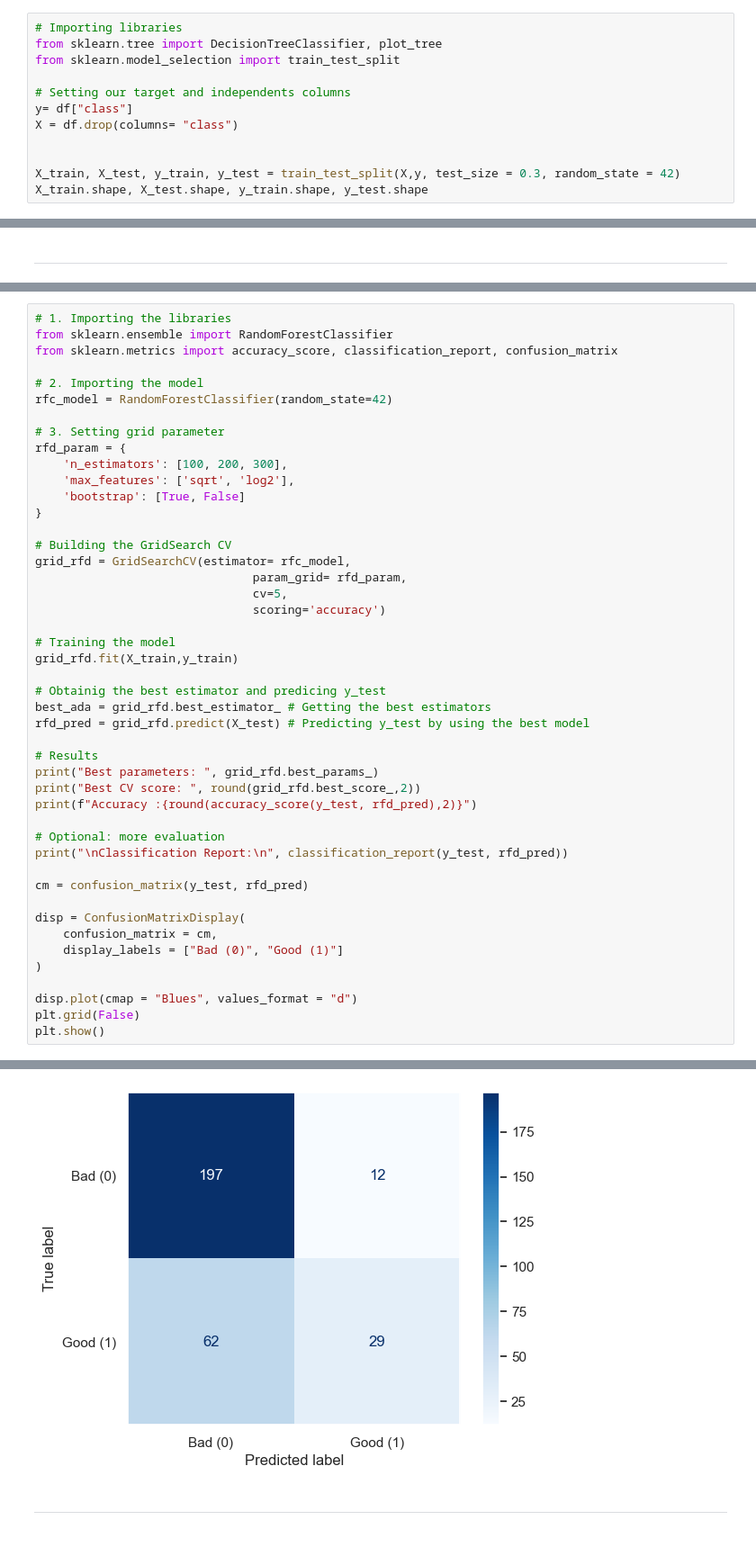
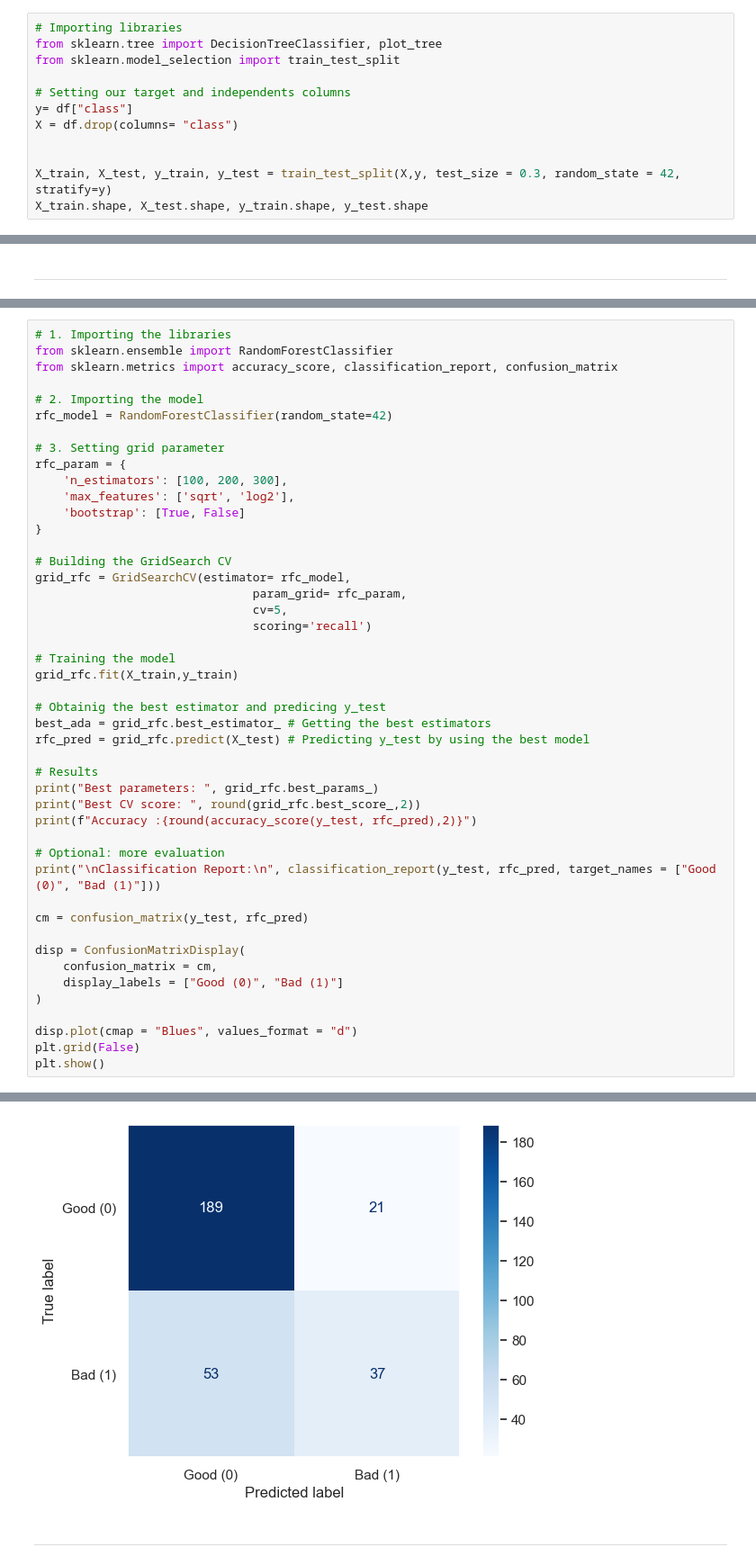
Before and after one commit to LeoTarulli/Credit_Risk_API, a Jupyter notebook: credit_project.ipynb, the cells around one changed output, grey strips where cells are left out. Shown at 90% size. Cells and saved outputs as stored; diff of their text form.

Commit message:
polishing Machine learning models, optimal model is GaussianNB classification model with the best recall for bad loan candidated

```diff
--- a/credit_project.ipynb
+++ b/credit_project.ipynb
@@ -707,7 +703,7 @@ y= df["class"]
 X = df.drop(columns= "class")
 
 
-X_train, X_test, y_train, y_test = train_test_split(X,y, test_size = 0.3, random_state = 42)
+X_train, X_test, y_train, y_test = train_test_split(X,y, test_size = 0.3, random_state = 42,  stratify=y)
 X_train.shape, X_test.shape, y_train.shape, y_test.shape
 # %% [output]
 ((700, 36), (300, 36), (700,), (300,))
@@ -1034,38 +914,38 @@ from sklearn.metrics import accuracy_score, classification_report, confusion_mat
 rfc_model = RandomForestClassifier(random_state=42)
 
 # 3. Setting grid parameter
-rfd_param = {
+rfc_param = {
     'n_estimators': [100, 200, 300],
     'max_features': ['sqrt', 'log2'],
     'bootstrap': [True, False]
 }
 
 # Building the GridSearch CV
-grid_rfd = GridSearchCV(estimator= rfc_model,
-                               param_grid= rfd_param,
+grid_rfc = GridSearchCV(estimator= rfc_model,
+                               param_grid= rfc_param,
                                cv=5,
-                               scoring='accuracy')
+                               scoring='recall')
 
 # Training the model
-grid_rfd.fit(X_train,y_train)
+grid_rfc.fit(X_train,y_train)
 
 # Obtainig the best estimator and predicing y_test
-best_ada = grid_rfd.best_estimator_ # Getting the best estimators
-rfd_pred = grid_rfd.predict(X_test) # Predicting y_test by using the best model
+best_ada = grid_rfc.best_estimator_ # Getting the best estimators
+rfc_pred = grid_rfc.predict(X_test) # Predicting y_test by using the best model
 
 # Results
-print("Best parameters: ", grid_rfd.best_params_)
-print("Best CV score: ", round(grid_rfd.best_score_,2))
-print(f"Accuracy :{round(accuracy_score(y_test, rfd_pred),2)}")
+print("Best parameters: ", grid_rfc.best_params_)
+print("Best CV score: ", round(grid_rfc.best_score_,2))
+print(f"Accuracy :{round(accuracy_score(y_test, rfc_pred),2)}")
 
 # Optional: more evaluation
-print("\nClassification Report:\n", classification_report(y_test, rfd_pred))
+print("\nClassification Report:\n", classification_report(y_test, rfc_pred, target_names = ["Good (0)", "Bad (1)"]))
 
-cm = confusion_matrix(y_test, rfd_pred)
+cm = confusion_matrix(y_test, rfc_pred)
 
 disp = ConfusionMatrixDisplay(
     confusion_matrix = cm,
-    display_labels = ["Bad (0)", "Good (1)"]
+    display_labels = ["Good (0)", "Bad (1)"]
 )
 
 disp.plot(cmap = "Blues", values_format = "d")
@@ -1088,3 +968,3 @@ weighted avg       0.74      0.75      0.72       300
-[figure, old version]
+[figure, new version]
 # %% [markdown]
 ----
```
Also changed, not shown: parts of 42 cells of this notebook, 4 other files.
